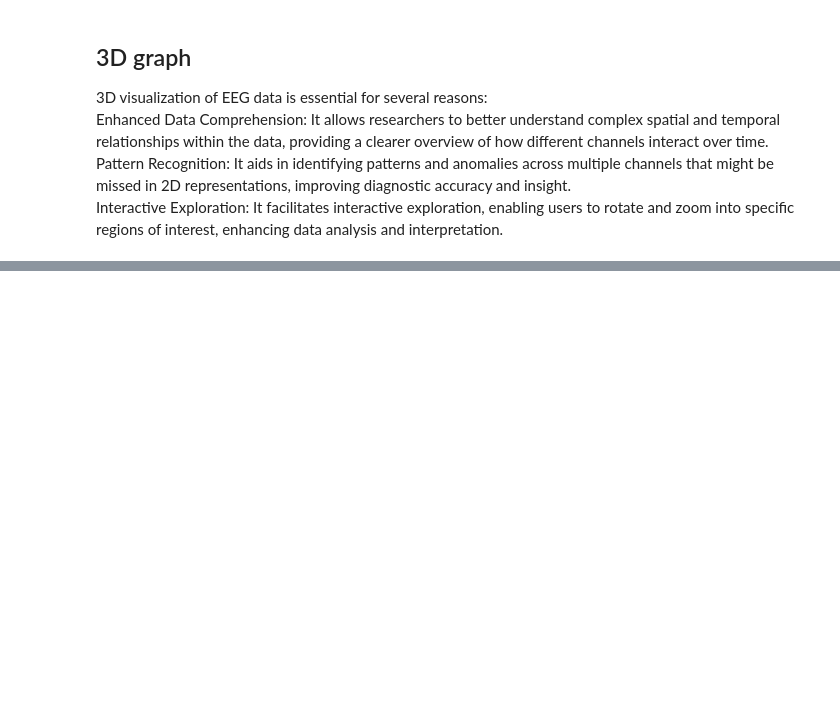
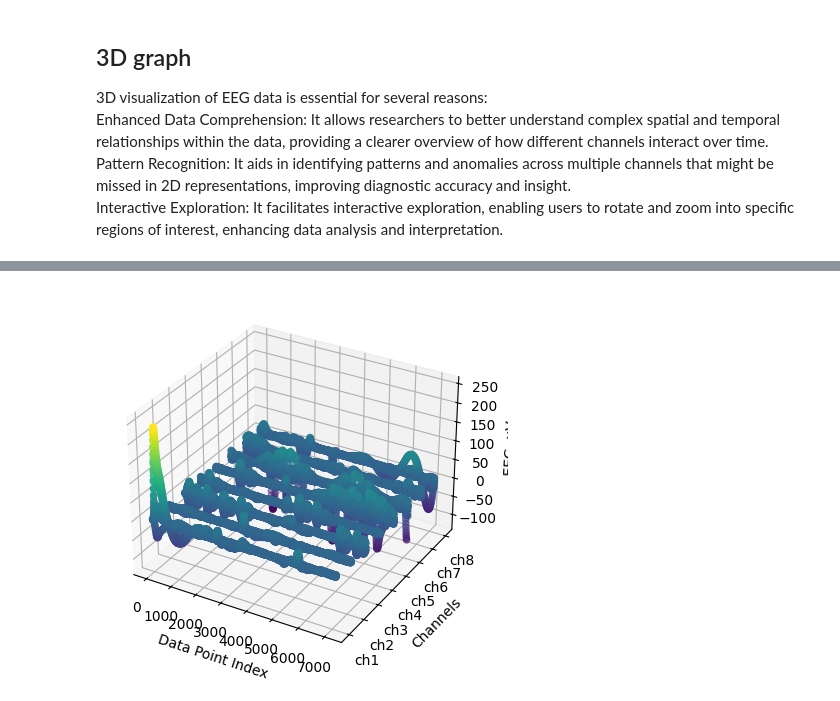
Before and after one commit to nargesyaghoubi/NeuroSignal, a Jupyter notebook: Visualisation.ipynb, the cells around one changed output, grey strips where cells are left out. Cells and saved outputs as stored; diff of their text form; code cells hidden in the pictures; blank space fills up the shorter version.

```diff
--- a/Visualisation.ipynb
+++ b/Visualisation.ipynb
@@ -190,0 +211,49 @@ Interactive Exploration: It facilitates interactive exploration, enabling users
+# %%
+channel_names = ["ch1", "ch2", "ch3", "ch4", "ch5", "ch6", "ch7", "ch8"]
+fig = plt.figure()
+ax = fig.add_subplot(111, projection='3d')
+
+# Create proper coordinates for the scatter plot
+x, y = np.meshgrid(np.arange(channel_data_bp_filtered.shape[0]), np.arange(len(channel_names)))
+# Flatten x and y to match the shape of z
+x_flat = x.flatten()
+y_flat = y.flatten()
+
+# Make sure z has the same length as x_flat and y_flat
+z = eeg_data_filtered.values.flatten()
+# Verify that the shapes match
+if len(z) != len(x_flat):
+    # If using channel_data_bp_filtered would be more appropriate:
+    z = channel_data_bp_filtered.flatten()
+
+ax.scatter(x_flat, y_flat, z, c=z, cmap='viridis', marker='o')
+
+ax.set_xlabel('Data Point Index')
+ax.set_ylabel('Channels')
+ax.set_zlabel('EEG, µV')
+
+ax.set_yticks(np.arange(len(channel_names)))
+ax.set_yticklabels(channel_names)
+
+plt.show()
+
+
+
+channel_names = ["ch1", "ch2", "ch3", "ch4", "ch5", "ch6", "ch7", "ch8"]
+fig = plt.figure()
+ax = fig.add_subplot(111, projection='3d')
+x, y = np.meshgrid(np.arange(channel_data_bp_filtered.shape[0]), np.arange(len(channel_names)))
+
+z = eeg_data_filtered.values.flatten()
+ax.scatter(x, y, z, c=z, cmap='viridis', marker='o')
+
+ax.set_xlabel('Data Point Index')
+ax.set_ylabel('Channels')
+ax.set_zlabel('EEG, µV')
+
+ax.set_yticks(np.arange(len(channel_names)))
+ax.set_yticklabels(channel_names)
+
+plt.show()
+# %% [output]
+[figure, added]
```
Also changed, not shown: parts of 2 cells of this notebook.
